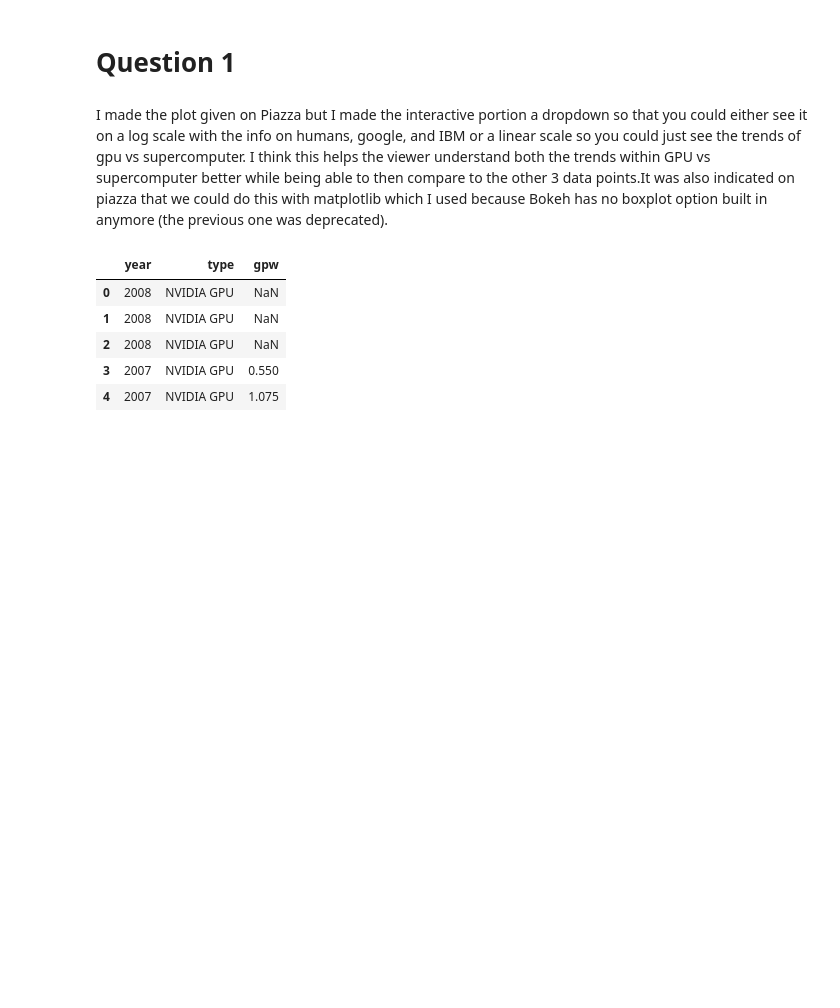
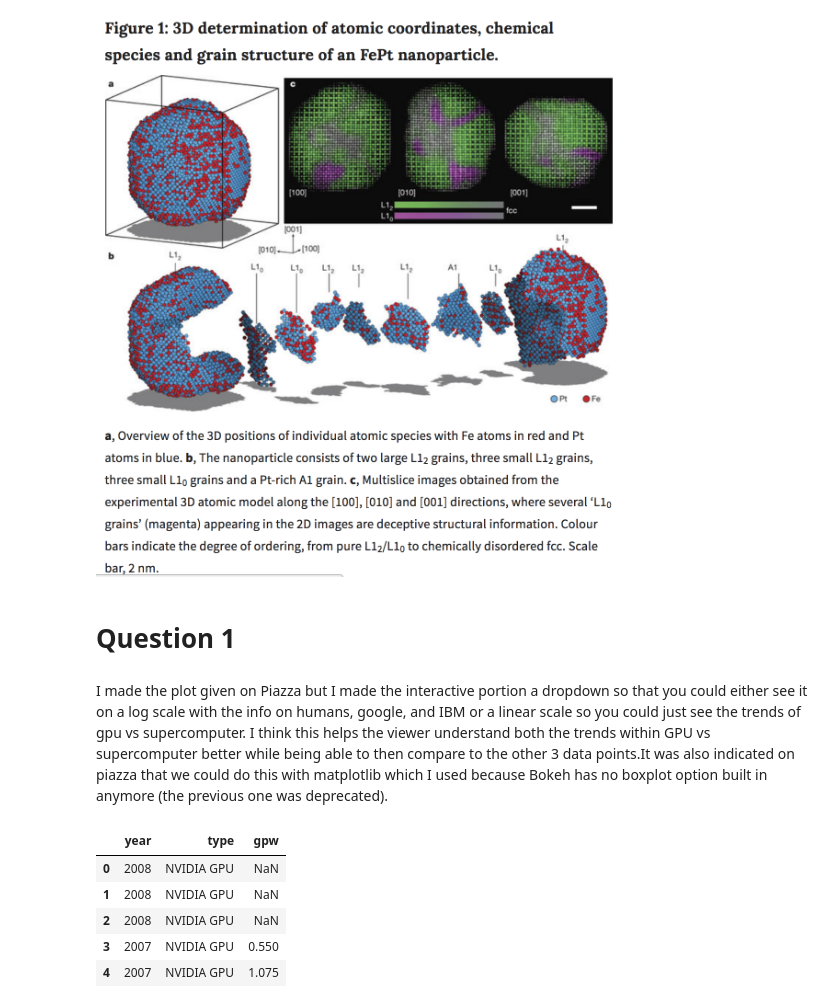
Before and after one commit to ckgrosch/groschner-python-ay250-homework, a Jupyter notebook: groschner_hw_2/hw_2_assignment.ipynb, the cells around one changed output. Drawn from its saved outputs; the diff is of its cells as text; code cells hidden in the pictures; blank space fills up the shorter version.

```diff
--- a/groschner_hw_2/hw_2_assignment.ipynb
+++ b/groschner_hw_2/hw_2_assignment.ipynb
@@ -5,3 +7,8 @@ A seminal chart in my field is .....
+# %%
+from IPython.display import Image
+Image('yang2017.png')
+# %% [output]
+[figure, added]
 # %% [markdown]
 # Question 1
 # %% [markdown]
```
Also changed, not shown: parts of 5 cells of this notebook.
